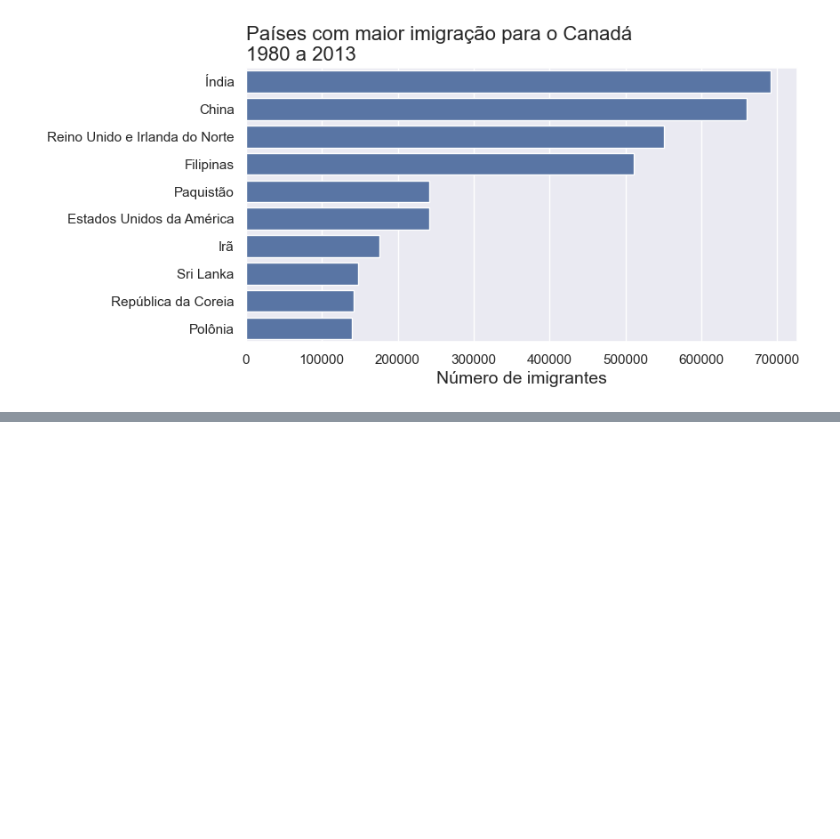
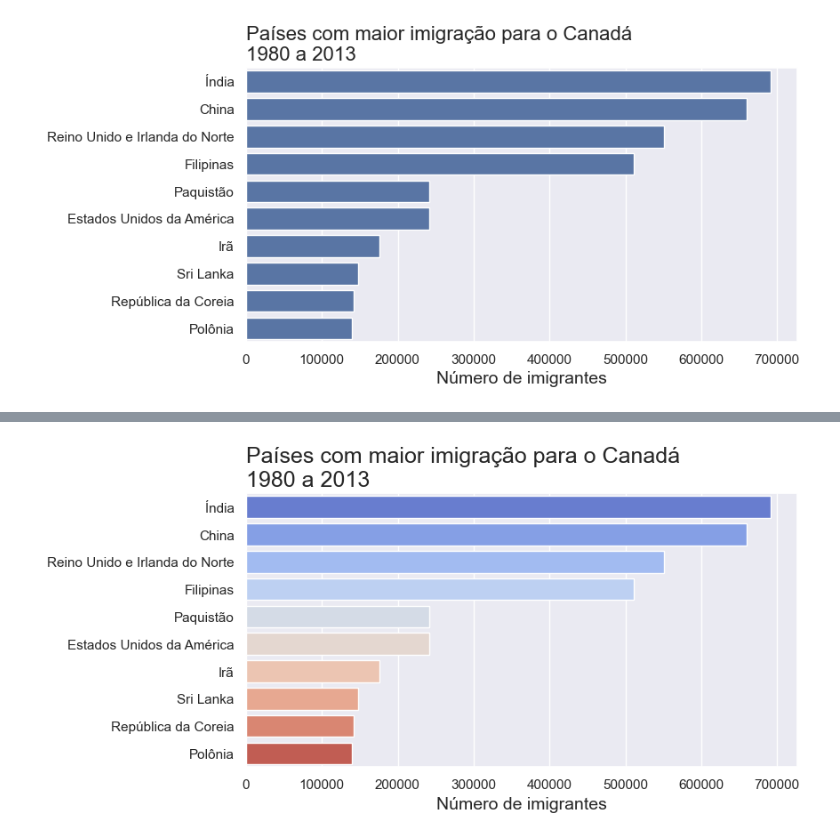
Before and after one commit to biellrodri/data-science-alura, a Jupyter notebook: Pandas/projeto-imigracao/tendencia_imigracao_canada.ipynb, the cells around one changed output, grey strips where cells are left out. Saved outputs shown, nothing was run; the diff lists cells and outputs as text; code cells hidden in the pictures; blank space fills up the shorter version.

```diff
--- a/Pandas/projeto-imigracao/tendencia_imigracao_canada.ipynb
+++ b/Pandas/projeto-imigracao/tendencia_imigracao_canada.ipynb
@@ -538,0 +563,4 @@ plt.show()
+# %%
+gerar_grafico_paleta('coolwarm')
+# %% [output]
+[figure, added]
```
Also changed, not shown: parts of 13 cells of this notebook.
